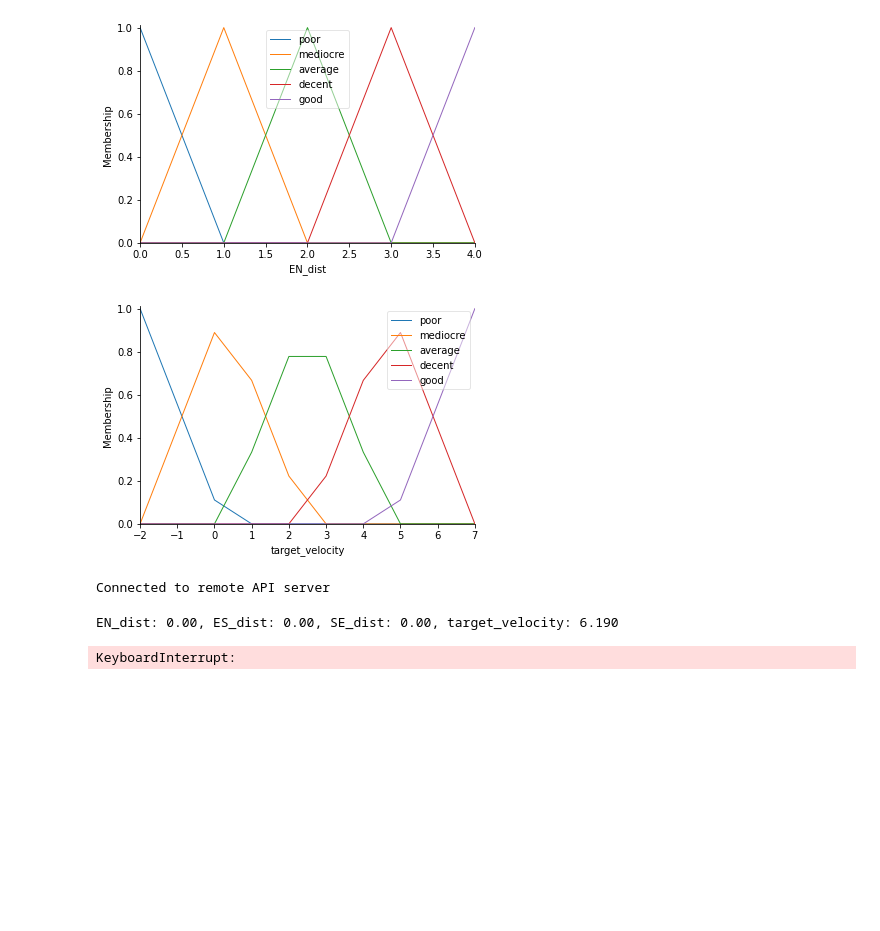
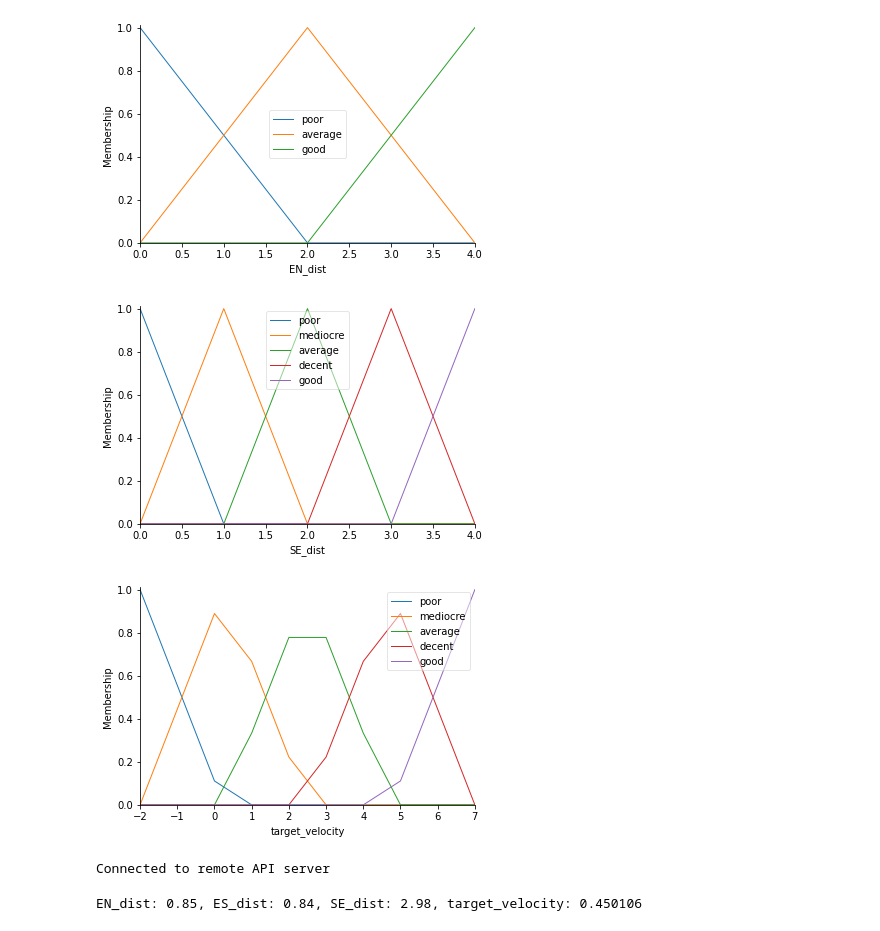
Before and after one commit to DonChaka/PSI, a Jupyter notebook: Czolg-parkowanie/lab3.ipynb, the cells around one changed output. Cells and saved outputs as stored; diff of their text form; code cells hidden in the pictures; blank space fills up the shorter version.

```diff
--- a/Czolg-parkowanie/lab3.ipynb
+++ b/Czolg-parkowanie/lab3.ipynb
@@ -8,32 +8,33 @@ from skfuzzy import control as ctrl
 # %%
 x_speeds = np.arange(-2, 8, 1)
 x_distances = np.arange(0, 5, 1)
 
 EN_dist = ctrl.Antecedent(x_distances, 'EN_dist')
 ES_dist = ctrl.Antecedent(x_distances, 'ES_dist')
 SE_dist = ctrl.Antecedent(x_distances, 'SE_dist')
 
 target_velocity = ctrl.Consequent(x_speeds, 'target_velocity')
 
-EN_dist.automf(5)
-ES_dist.automf(5)
+EN_dist.automf(3)
+ES_dist.automf(3)
 SE_dist.automf(5)
 target_velocity.automf(5)
 
 rules = (
-    ctrl.Rule(EN_dist['mediocre'] & ES_dist['average'] & SE_dist['decent'], target_velocity['poor']),
-    ctrl.Rule(EN_dist['poor'] & ES_dist['poor'] & SE_dist['average'], target_velocity['decent']),
-    ctrl.Rule(EN_dist['poor'] & ES_dist['poor'] & SE_dist['poor'], target_velocity['good']),
-    ctrl.Rule(EN_dist['good'] | ES_dist['good'], target_velocity['good']),
+    ctrl.Rule(EN_dist['poor'] & ES_dist['poor'] & SE_dist['decent'], target_velocity['mediocre']),
+    ctrl.Rule((EN_dist['average'] | EN_dist['good']) & (ES_dist['average'] | ES_dist['good']) &
+              (SE_dist['poor'] | SE_dist['mediocre'] | SE_dist['average'] | SE_dist['good']), target_velocity['good']),
 )
 
 driver = ctrl.ControlSystemSimulation(ctrl.ControlSystem(rules=rules))
 
 EN_dist.view(sim=driver)
+SE_dist.view(sim=driver)
 target_velocity.view(sim=driver)
 # %% [output]
-[figure, old version]
+[figure, new version]
-[figure, old version]
+[figure, new version]
+[figure, added]
 # %%
 vrep.simxFinish(-1) # closes all opened connections, in case any prevoius wasnt finished
 clientID=vrep.simxStart('127.0.0.1',19999,True,True,5000,5) # start a connection
@@ -63,37 +68,44 @@ Connected to remote API server
 # %%
 
 while True:
-    err_code,_,EN_detectedPoint,_,_=vrep.simxReadProximitySensor(clientID,proximity_sensors_handles[0],vrep.simx_opmode_buffer )
-    # if not err_code:
-    EN_curr_dist = np.linalg.norm(EN_detectedPoint)
-    # else:
-    #     EN_curr_dist = 100
+    _,detectionState,EN_detectedPoint,_,_=vrep.simxReadProximitySensor(clientID,proximity_sensors_handles[0],vrep.simx_opmode_buffer)
+    if detectionState:
+        EN_curr_dist = np.linalg.norm(EN_detectedPoint)
+    else:
+        EN_curr_dist = 100
 
-    err_code,_,ES_detectedPoint,_,_=vrep.simxReadProximitySensor(clientID,proximity_sensors_handles[1],vrep.simx_opmode_buffer )
-    # if not err_code:
-    ES_curr_dist = np.linalg.norm(ES_detectedPoint)
-    # else:
-    #     ES_curr_dist = 100
 
-    err_code,_,SE_detectedPoint,_,_=vrep.simxReadProximitySensor(clientID,proximity_sensors_handles[5],vrep.simx_opmode_buffer )
-    # if not err_code:
-    SE_curr_dist = np.linalg.norm(SE_detectedPoint)
-    # else:
-    #     SE_curr_dist = 100
+    _,detectionState,ES_detectedPoint,_,_=vrep.simxReadProximitySensor(clientID,proximity_sensors_handles[1],vrep.simx_opmode_buffer)
+    if detectionState:
+        ES_curr_dist = np.linalg.norm(ES_detectedPoint)
+    else:
+        ES_curr_dist = 100
+
+
+    _,detectionState,SE_detectedPoint,_,_=vrep.simxReadProximitySensor(clientID,proximity_sensors_handles[4],vrep.simx_opmode_buffer)
+    if detectionState:
+        SE_curr_dist = np.linalg.norm(SE_detectedPoint)
+    else:
+        SE_curr_dist = 100
 
     driver.input['EN_dist'] = EN_curr_dist
     driver.input['ES_dist'] = ES_curr_dist
     driver.input['SE_dist'] = SE_curr_dist
 
-    driver.compute()
+    try:
+        driver.compute()
+    except:
+        print(f'Error for values EN:{EN_curr_dist}, ES:{ES_curr_dist}, SE:{SE_curr_dist}')
+        break
 
     target = driver.output['target_velocity']
 
     print(f'\rEN_dist: {EN_curr_dist:.2f}, ES_dist: {ES_curr_dist:.2f}, SE_dist: {SE_curr_dist:.2f}, target_velocity: {target:.2f}', end='')
     if target <= 0.5:
         target = 0
+        tank.forward(target)
+        break
 
     tank.forward(target)
 # %% [output]
-EN_dist: 0.00, ES_dist: 0.00, SE_dist: 0.00, target_velocity: 6.190
+EN_dist: 0.85, ES_dist: 0.84, SE_dist: 2.98, target_velocity: 0.450106
-KeyboardInterrupt:
```
Also changed, not shown: parts of 1 cell of this notebook.
